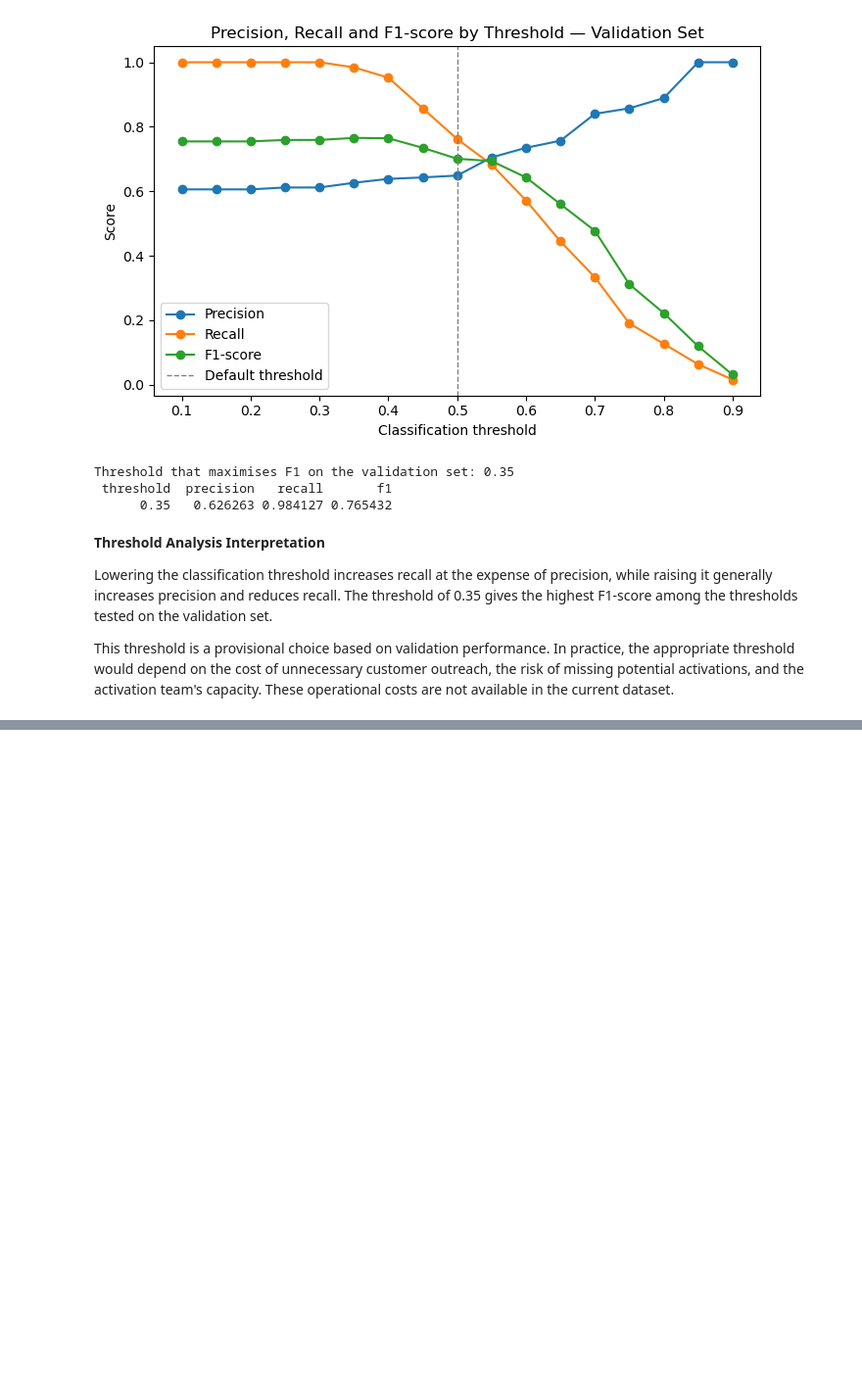
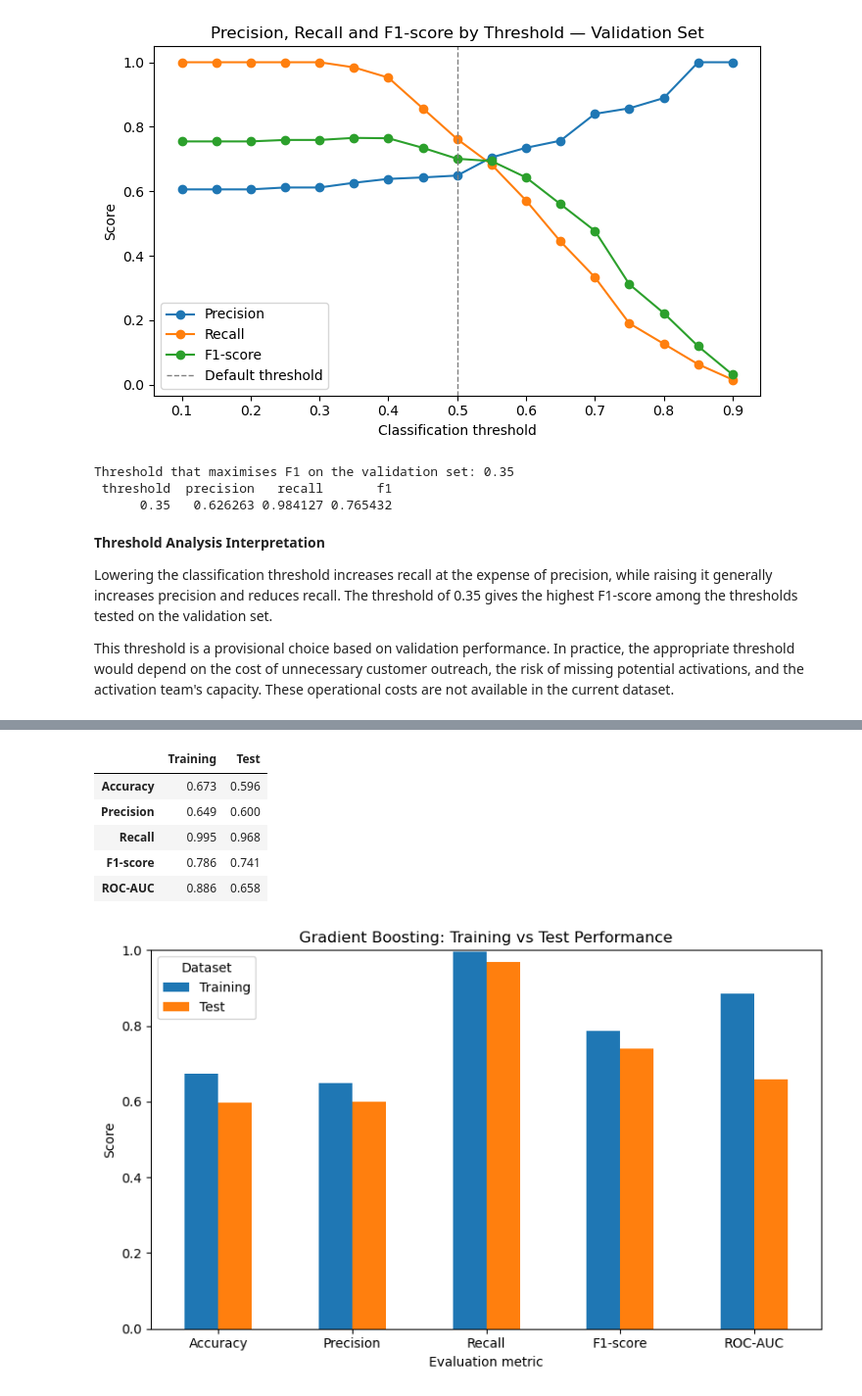
Before and after one commit to 26304870-STADIO/CAP182_STADIOEquities_first-deposit-activation-project, a Jupyter notebook: SS3_PartB.ipynb, the cells around one changed output, grey strips where cells are left out. Shown at 98% size. Drawn from its saved outputs; the diff is of its cells as text; code cells hidden in the pictures; blank space fills up the shorter version.

```diff
--- a/SS3_PartB.ipynb
+++ b/SS3_PartB.ipynb
@@ -2067,0 +2074,60 @@ This threshold is a provisional choice based on validation performance. In pract
+# %%
+from sklearn.metrics import (
+    accuracy_score, precision_score, recall_score,
+    f1_score, roc_auc_score
+)
+import pandas as pd
+import matplotlib.pyplot as plt
+
+# Use the threshold selected from validation data
+selected_threshold = 0.35
+
+# Predict probabilities for training and independent test data
+train_proba = best_model.predict_proba(X_train)[:, 1]
+test_proba = best_model.predict_proba(X_test)[:, 1]
+
+train_pred = (train_proba >= selected_threshold).astype(int)
+test_pred = (test_proba >= selected_threshold).astype(int)
+
+# Calculate performance metrics
+comparison = pd.DataFrame({
+    "Training": [
+        accuracy_score(y_train, train_pred),
+        precision_score(y_train, train_pred, zero_division=0),
+        recall_score(y_train, train_pred, zero_division=0),
+        f1_score(y_train, train_pred, zero_division=0),
+        roc_auc_score(y_train, train_proba)
+    ],
+    "Test": [
+        accuracy_score(y_test, test_pred),
+        precision_score(y_test, test_pred, zero_division=0),
+        recall_score(y_test, test_pred, zero_division=0),
+        f1_score(y_test, test_pred, zero_division=0),
+        roc_auc_score(y_test, test_proba)
+    ]
+}, index=["Accuracy", "Precision", "Recall", "F1-score", "ROC-AUC"])
+
+display(comparison.round(3))
+
+# Visualise the comparison
+ax = comparison.plot(
+    kind="bar",
+    figsize=(8, 5),
+    ylim=(0, 1),
+    rot=0
+)
+
+ax.set_title("Gradient Boosting: Training vs Test Performance")
+ax.set_ylabel("Score")
+ax.set_xlabel("Evaluation metric")
+ax.legend(title="Dataset")
+plt.tight_layout()
+plt.show()
+# %% [output]
+|  | Training | Test |
+| Accuracy | 0.673 | 0.596 |
+| Precision | 0.649 | 0.600 |
+| Recall | 0.995 | 0.968 |
+| F1-score | 0.786 | 0.741 |
+| ROC-AUC | 0.886 | 0.658 |
+[figure, added]
```
Also changed, not shown: parts of 5 cells of this notebook.
